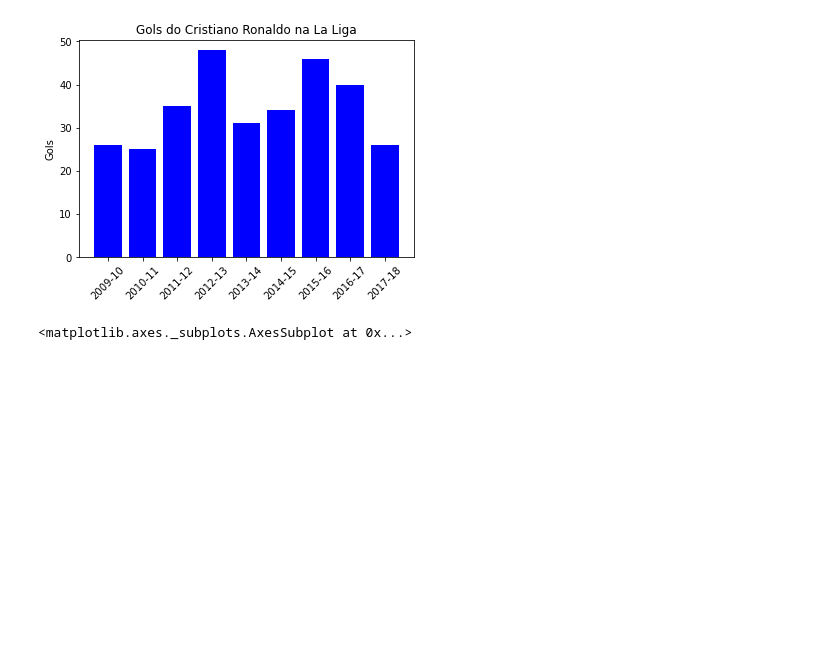
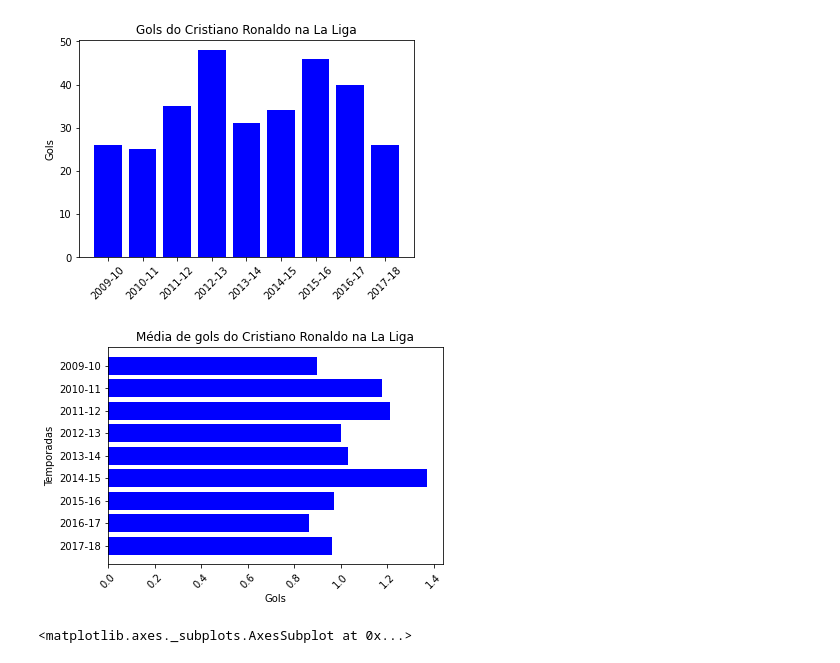
Before and after one commit to Marco87/Projects, a Jupyter notebook: Python/Projetos/MessiRonaldo/messironaldo_liga.ipynb, the cells around one changed output. Drawn from its saved outputs; the diff is of its cells as text; code cells hidden in the pictures; blank space fills up the shorter version.

```diff
--- a/Python/Projetos/MessiRonaldo/messironaldo_liga.ipynb
+++ b/Python/Projetos/MessiRonaldo/messironaldo_liga.ipynb
@@ -152,6 +153,19 @@ plt.xticks(rotation=45)
 plt.show()
 # %% [output]
 [figure]
+# %%
+#Média de gols do Cristiano Ronaldo em La Liga
+
+plt.barh(df_ronaldo_liga['Season'].sort_values(ascending=False), df_ronaldo_liga['Liga_Goals']/df_ronaldo_liga['Liga_Aps'], color='blue')
+
+plt.title("Média de gols do Cristiano Ronaldo na La Liga")
+plt.ylabel('Temporadas')
+plt.xlabel('Gols')
+plt.xticks(rotation=45)
+
+plt.show()
+# %% [output]
+[figure, added]
 # %%
 #Mesclando as bases de Messi e Ronaldo (dados da La Liga)
 
```
Also changed, not shown: parts of 1 cell of this notebook.
